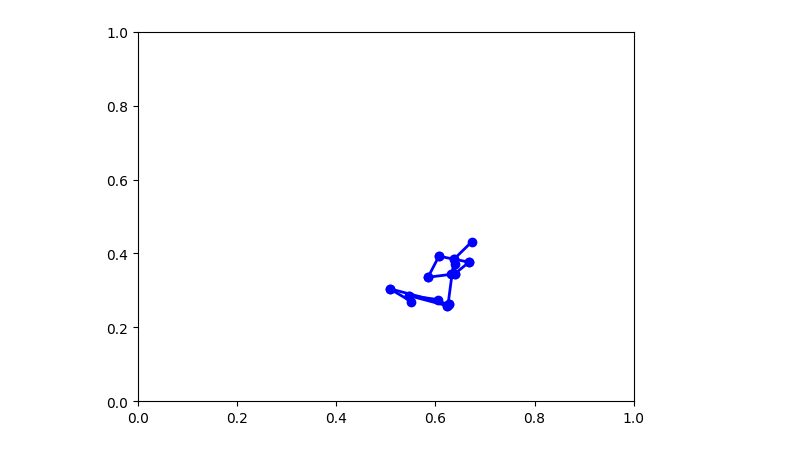
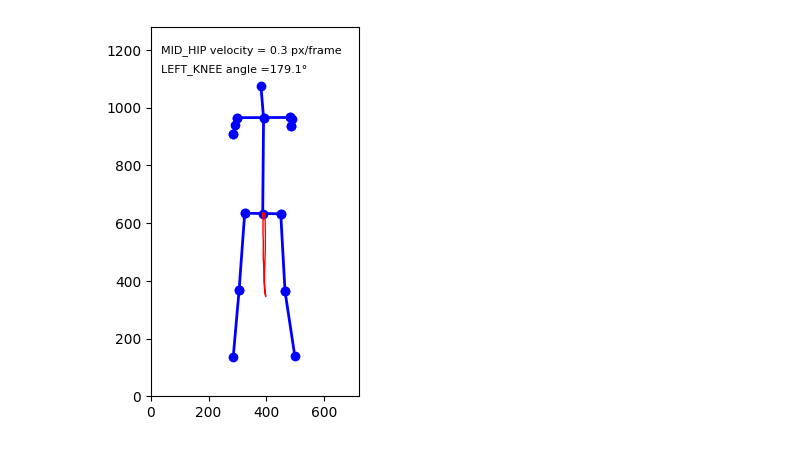
Before and after one commit to jeremayaa/Human_movement_analysis, a Jupyter notebook: Golden_repetition_visualization.ipynb, the cells around one changed output. Cells and saved outputs as stored; diff of their text form; code cells hidden in the pictures.

```diff
--- a/Golden_repetition_visualization.ipynb
+++ b/Golden_repetition_visualization.ipynb
@@ -9,8 +9,9 @@ import os
 # json_file = 'Data\python_lbue4-loop_720p_flip.json'
 # json_file = 'Data\python_md54-side-loop_720p_flip.json'
 # json_file = 'Data\python_md55-loop_720p_flip.json'
-# json_file = 'Data\squat_golden_repetition.json'
-json_file = '/content/jitter.json'
+json_file = 'Data\squat_golden_repetition.json'
+# json_file = '/content/jitter.json'
+# json_file = 'Data\jitter.json'
 
 # Load the data
 with open(json_file, 'r') as file:
@@ -151,6 +199,7 @@ HUMAN_BLUEPRINT = [
 body_parts = get_body_parts(data)
 list_of_positions = get_list_of_positions(data)
 list_of_positions = transform_list_of_positions(list_of_positions)
+# list_of_positions = differecne_measurment(list_of_positions, 'LEFT_HIP', body_parts)
 
 # Smooth the positions
 list_of_positions = smooth_positions(list_of_positions, window_size=5)
@@ -158,42 +207,69 @@ list_of_positions = smooth_positions(list_of_positions, window_size=5)
 # Add fake point between hips to visualise the spine
 add_fake_point_between_A_and_B('RIGHT_HIP', 'LEFT_HIP', list_of_positions, body_parts, 'MID_HIP')
 add_fake_point_between_A_and_B('RIGHT_SHOULDER', 'LEFT_SHOULDER', list_of_positions, body_parts, 'MID_SHOULDER')
+
+
 
 # Add the connection from the MID_HIP to the NOSE
 HUMAN_BLUEPRINT.append(('MID_HIP', 'MID_SHOULDER'))
 HUMAN_BLUEPRINT.append(('MID_SHOULDER', 'NOSE'))
 
 # Convert HUMAN_BLUEPRINT to indexes
 connections = [(body_parts[start], body_parts[end]) for start, end in HUMAN_BLUEPRINT]
 
 trace = get_trace('MID_HIP', list_of_positions, body_parts)
 x_vel, y_vel = get_velocity(trace)
 velocity = np.sqrt(x_vel**2 + y_vel**2)
 
+
+angles = get_angle('LEFT_FOOT', 'LEFT_KNEE', 'LEFT_HIP', list_of_positions, body_parts)
+
 fig, ax = plt.subplots()
-ax.set_xlim(0, 1)
-ax.set_ylim(0, 1)
+plt.gca().set_aspect('equal', adjustable='box')
+
+ax.set_xlim(0, 720)
+ax.set_ylim(0, 1280)
 
 lines = [ax.plot([], [], 'bo-', lw=2)[0] for _ in connections]
 trace_line, = ax.plot([], [], 'r-', lw=1)
-velocity_text = ax.text(0.3, 0.7, '', transform=ax.transAxes, color='black', fontsize=12, verticalalignment='top')
+velocity_text = ax.text(0.3, 0.7, '', transform=ax.transAxes, color='black', fontsize=8, verticalalignment='top')
+angle_text = ax.text(0.3, 0.7, '', transform=ax.transAxes, color='black', fontsize=8, verticalalignment='top')
 
 def animate(i):
     """Update the animation with each frame."""
     frame = list_of_positions[i]
     for line, (start, end) in zip(lines, connections):
         x = [frame[start][0], frame[end][0]]
         y = [frame[start][1], frame[end][1]]
         line.set_data(x, y)
 
+    if i < len(trace):
+        trace_x = [pos[0] for pos in trace[:i+1]]
+        trace_y = [pos[1] for pos in trace[:i+1]]
+        trace_line.set_data(trace_x, trace_y)
+
+    current_angle = angles[i]
+    angle_text.set_text(f'LEFT_KNEE angle ={round(current_angle, 1)}°')
+
+    angle_text.set_position((0.05, 0.9))
+    velocity_text.set_position((0.05, .95))
+
+
+    current_velocity = velocity[i]
+    velocity_text.set_text(f'MID_HIP velocity = {round(current_velocity, 1)} px/frame')
+
+    # Position the velocity text in the upper right corner
+    # velocity_text.set_position((trace_x[-1]/720, trace_y[-1]/1280))
+
     return lines + [trace_line]
+
 
 # Create animation
 ani = FuncAnimation(fig, animate, frames=len(list_of_positions), interval=100, blit=True)
-os.makedirs('Animations', exist_ok=True)
-gif_path = os.path.join('Animations', os.path.basename(json_file).replace('.json', '_animation.gif'))
+# os.makedirs('Animations', exist_ok=True)
+gif_path = 'Animations/'+json_file[5:-5] + '_animation.gif'
 ani.save(gif_path, writer=PillowWriter(fps=30))
 
 plt.show()
 # %% [output]
-[figure, old version]
+[figure, new version]
```
Also changed, not shown: parts of 3 cells of this notebook, 15 other files.
